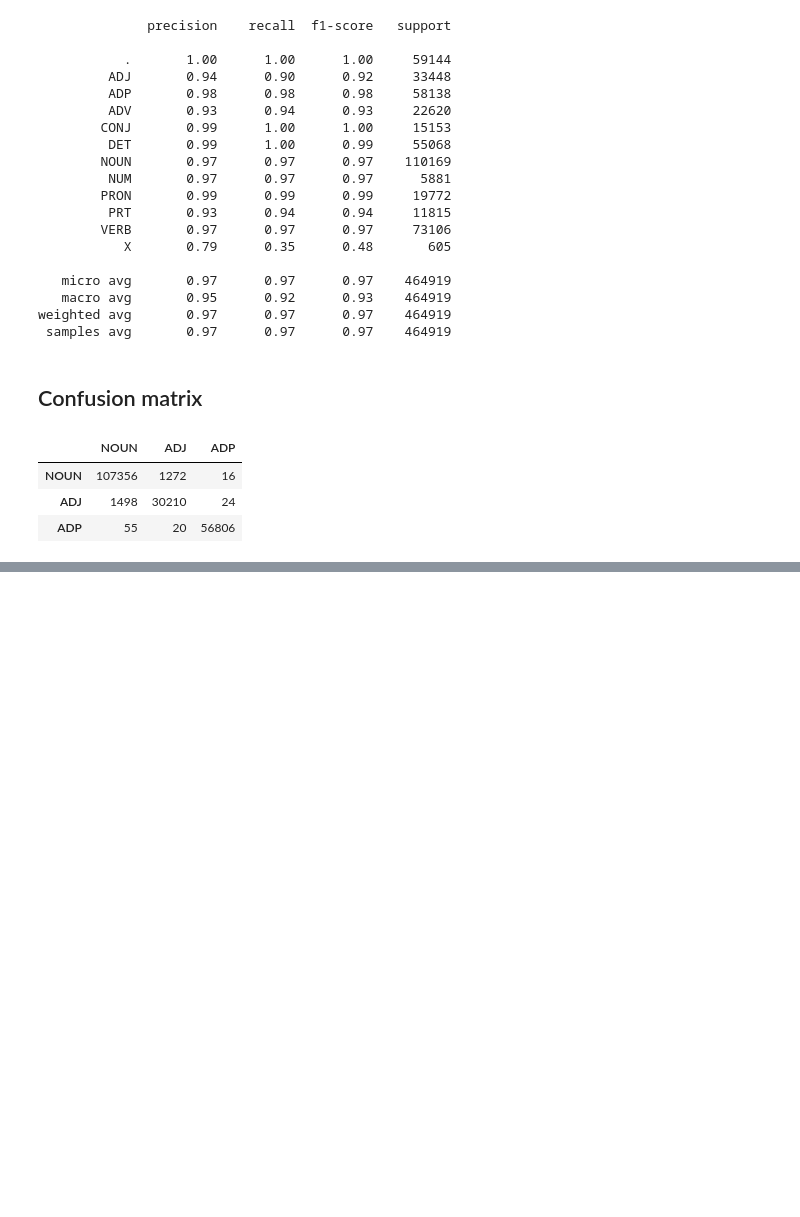
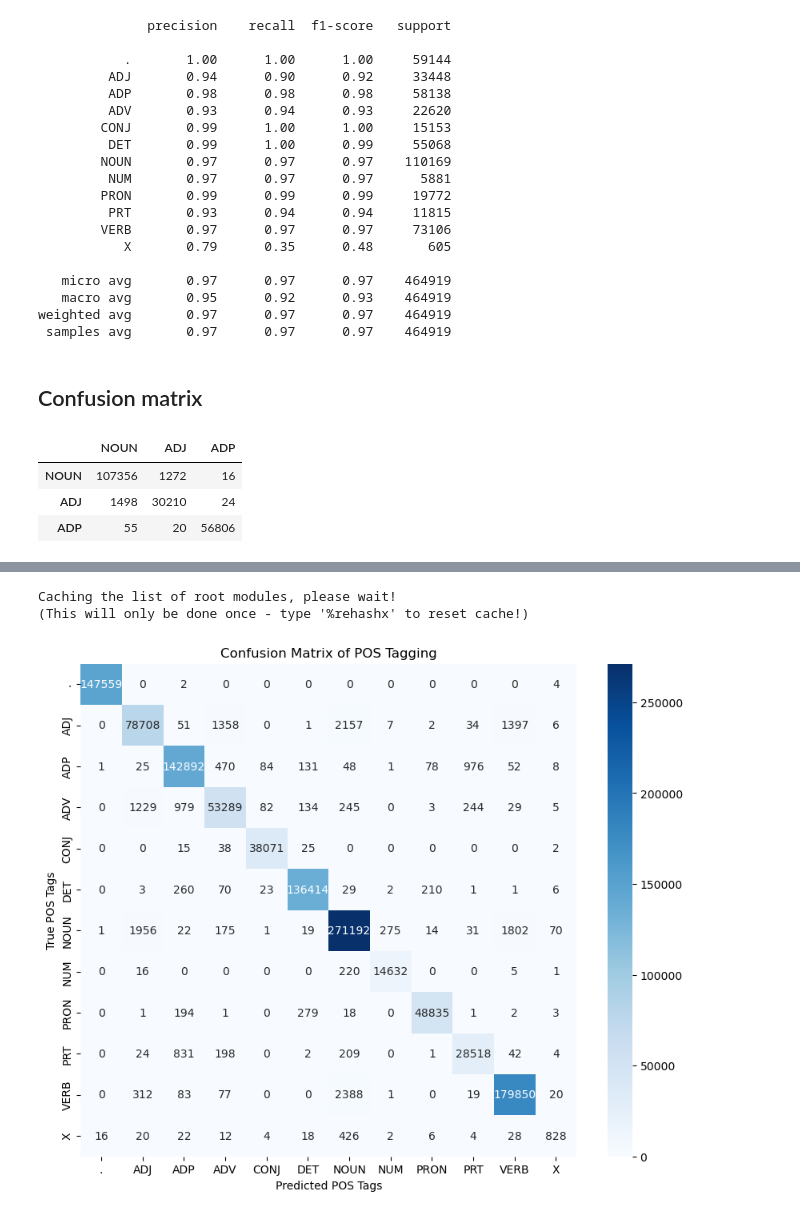
Before and after one commit to Gurupoorna/NLP-tasks, a Jupyter notebook: CRF/CRF-scratch.ipynb, the cells around one changed output, grey strips where cells are left out. Drawn from its saved outputs; the diff is of its cells as text; code cells hidden in the pictures; blank space fills up the shorter version.

Commit message:
crf evaluation scores and c-matrix created

```diff
--- a/CRF/CRF-scratch.ipynb
+++ b/CRF/CRF-scratch.ipynb
@@ -181,6 +183,6 @@ df
 # %%
 from CRFTagger import CRFTagger
 
-crf_tagger = CRFTagger()
+crf_tagger = CRFTagger('scratch', from_saved=True)
 crf_tagger.tag("Moses shed crocodile tears when he heard of the volcano.")
 # %% [output]
@@ -224,0 +203,14 @@ weighted avg       0.97      0.97      0.97    348757
+# %%
+from sklearn.model_selection import KFold
+import numpy as np
+import pandas as pd
+all_sents = np.array(crf_tagger.sent_dataset, dtype=object)
+K=5
+k_fold = KFold(K, shuffle=True, random_state=231)
+df_l =[]
+for train_sents_idx, test_sents_idx in k_fold.split(all_sents):
+    df_l.append(pd.DataFrame(
+    CRFTagger.test_tagger('crf_k', all_sents[train_sents_idx], all_sents[test_sents_idx]),
+    ).T)
+result_df = pd.DataFrame(data=np.mean([tt.to_numpy()[:,:-1] for tt in df_l], axis=0), columns=df_l[0].columns[:-1], index=df_l[0].index)
+result_df
@@ -224,0 +252,25 @@ weighted avg       0.97      0.97      0.97    348757
+# %%
+from sklearn.metrics import confusion_matrix
+from itertools import chain
+X_all = [[word for word, _ in sent] for sent in all_sents]
+y_true = [[tag for _, tag in sent] for sent in all_sents]
+y_pred = [crf_tagger.tag(sent) for sent in X_all]
+pos_tags = ['.','ADJ','ADP','ADV','CONJ','DET','NOUN','NUM','PRON','PRT','VERB','X']
+y_true_combined = list(chain.from_iterable(y_true))
+y_pred_combined = list(chain.from_iterable(y_pred))
+
+cmatrix = confusion_matrix(y_true_combined, y_pred_combined, labels=pos_tags)
+
+import matplotlib.pyplot as plt
+import seaborn as sns
+plt.figure(figsize=(10, 8))
+sns.heatmap(cmatrix, annot=True, fmt='d', cmap='Blues', xticklabels=pos_tags, yticklabels=pos_tags)
+
+plt.xlabel('Predicted POS Tags')
+plt.ylabel('True POS Tags')
+plt.title('Confusion Matrix of POS Tagging')
+plt.show()
+# %% [output]
+Caching the list of root modules, please wait!
+(This will only be done once - type '%rehashx' to reset cache!)
+[figure, added]
```
Also changed, not shown: parts of 6 cells of this notebook, 6 other files.
